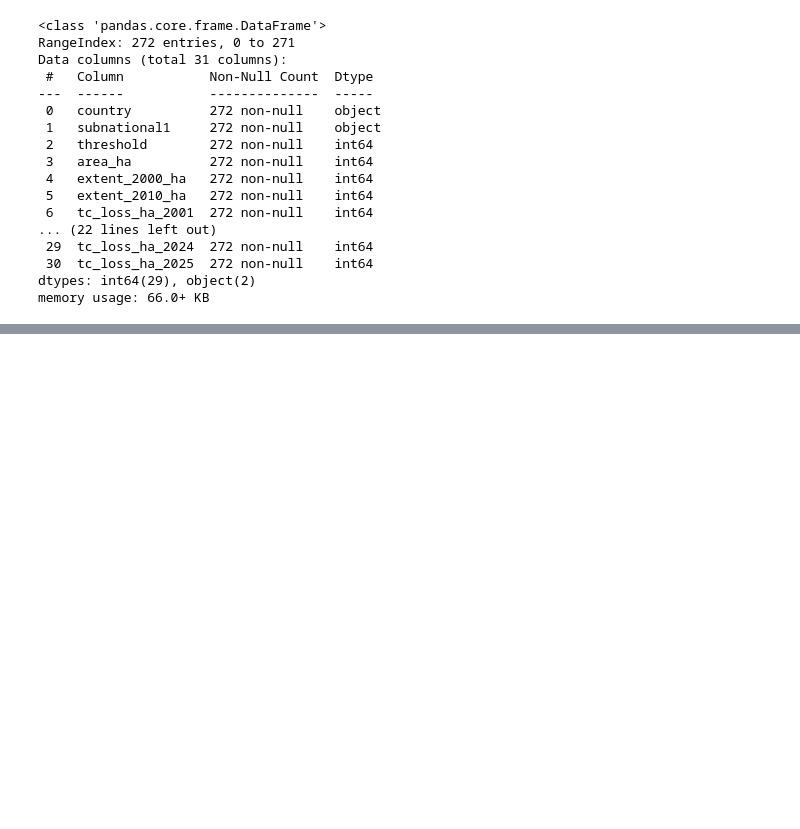
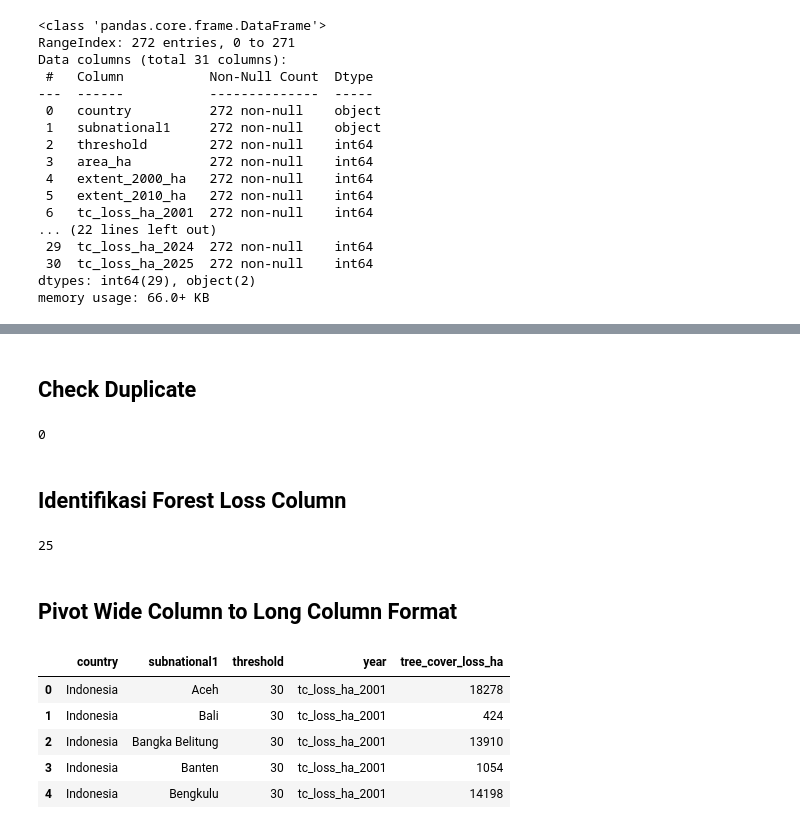
Before and after one commit to hanifahar29/indonesia-deforestation-wildfire-analysis, a Jupyter notebook: notebooks/forest_loss_data_cleaning.ipynb, the cells around one changed output, grey strips where cells are left out. Saved outputs shown, nothing was run; the diff lists cells and outputs as text; code cells hidden in the pictures; blank space fills up the shorter version.

```diff
--- a/notebooks/forest_loss_data_cleaning.ipynb
+++ b/notebooks/forest_loss_data_cleaning.ipynb
@@ -238,0 +289,59 @@ memory usage: 66.0+ KB
+# %% [markdown]
+## Check Duplicate
+# %%
+dsf.duplicated().sum()
+# %% [output]
+0
+# %% [markdown]
+## Identifikasi Forest Loss Column
+# %%
+loss_col = [
+    col for col in dsf.columns
+    if col.startswith('tc_loss_ha')
+]
+print(len(loss_col))
+# %% [output]
+25
+# %% [markdown]
+## Pivot Wide Column to Long Column Format
+# %%
+ds_clean = pd.melt(
+    dsf,
+    id_vars=['country', 'subnational1', 'threshold'],
+    value_vars= ['tc_loss_ha_2001',
+                    'tc_loss_ha_2002',
+                    'tc_loss_ha_2003',
+                    'tc_loss_ha_2004',
+                    'tc_loss_ha_2005',
+                    'tc_loss_ha_2006',
+                    'tc_loss_ha_2007',
+                    'tc_loss_ha_2008',
+                    'tc_loss_ha_2009',
+                    'tc_loss_ha_2010',
+                    'tc_loss_ha_2011',
+                    'tc_loss_ha_2012',
+                    'tc_loss_ha_2013',
+                    'tc_loss_ha_2014',
+                    'tc_loss_ha_2015',
+                    'tc_loss_ha_2016',
+                    'tc_loss_ha_2017',
+                    'tc_loss_ha_2018',
+                    'tc_loss_ha_2019',
+                    'tc_loss_ha_2020',
+                    'tc_loss_ha_2021',
+                    'tc_loss_ha_2022',
+                    'tc_loss_ha_2023',
+                    'tc_loss_ha_2024',
+                    'tc_loss_ha_2025'],
+    var_name='year',
+    value_name='tree_cover_loss_ha'
+)
+# %%
+ds_clean.head()
+# %% [output]
+|  | country | subnational1 | threshold | year | tree_cover_loss_ha |
+| 0 | Indonesia | Aceh | 30 | tc_loss_ha_2001 | 18278 |
+| 1 | Indonesia | Bali | 30 | tc_loss_ha_2001 | 424 |
+| 2 | Indonesia | Bangka Belitung | 30 | tc_loss_ha_2001 | 13910 |
+| 3 | Indonesia | Banten | 30 | tc_loss_ha_2001 | 1054 |
+| 4 | Indonesia | Bengkulu | 30 | tc_loss_ha_2001 | 14198 |
```
Also changed, not shown: parts of 13 cells of this notebook.
